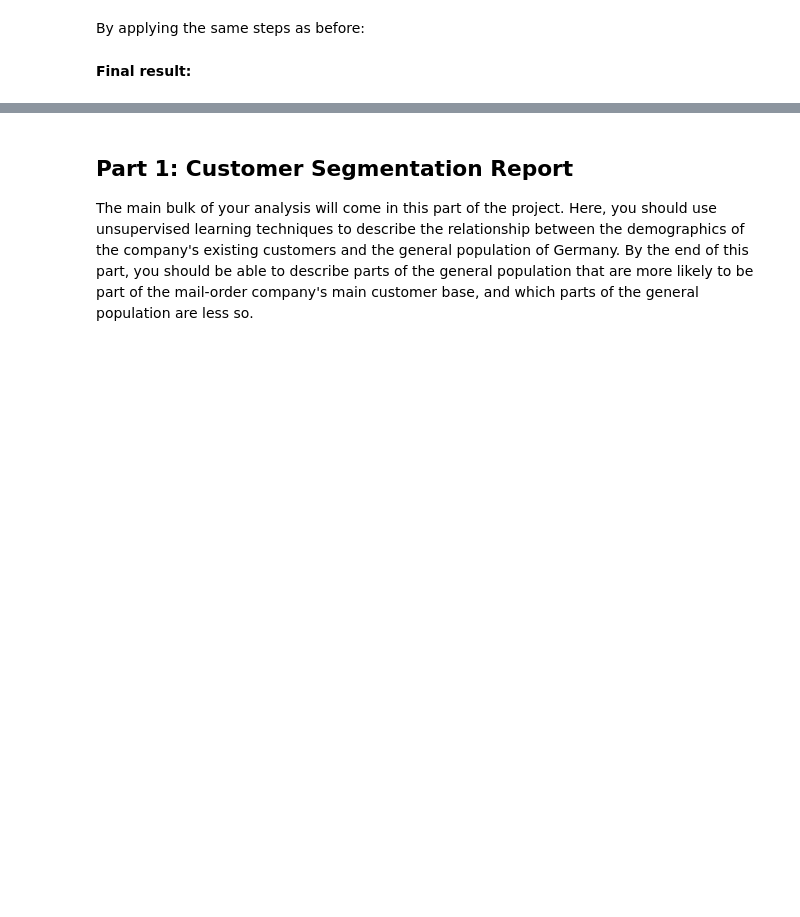
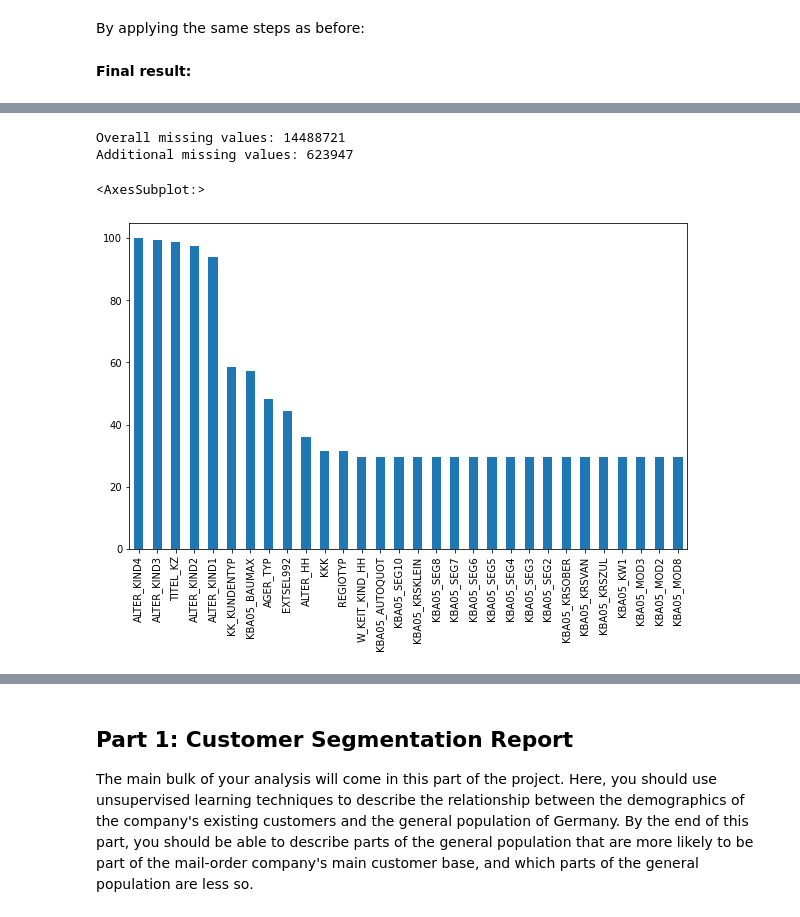
Before and after one commit to jobquiroz/MarketingCampaign, a Jupyter notebook: Arvato Project Workbook.ipynb, the cells around one changed output, grey strips where cells are left out. Cells and saved outputs as stored; diff of their text form; code cells hidden in the pictures; blank space fills up the shorter version.

```diff
--- a/Arvato Project Workbook.ipynb
+++ b/Arvato Project Workbook.ipynb
@@ -203,0 +370,15 @@ azdias_cols - info_level_set;
+# %%
+customers_missing_values = customers.isnull().sum()
+percentage_missing_values = customers_missing_values.sort_values(ascending = False) / customers.shape[0] * 100
+
+print('Overall missing values:', customers_missing_values.sum(),
+      '\nAdditional missing values:', customers_missing_values.sum() - customers_missing_values_1.sum() )
+
+# Plotting Top 30 features with missing values
+plt.figure(figsize = (10, 6))
+percentage_missing_values[:30].plot.bar()
+# %% [output]
+Overall missing values: 14488721
+Additional missing values: 623947
+<AxesSubplot:>
+[figure, added]
```
Also changed, not shown: parts of 132 cells of this notebook.
